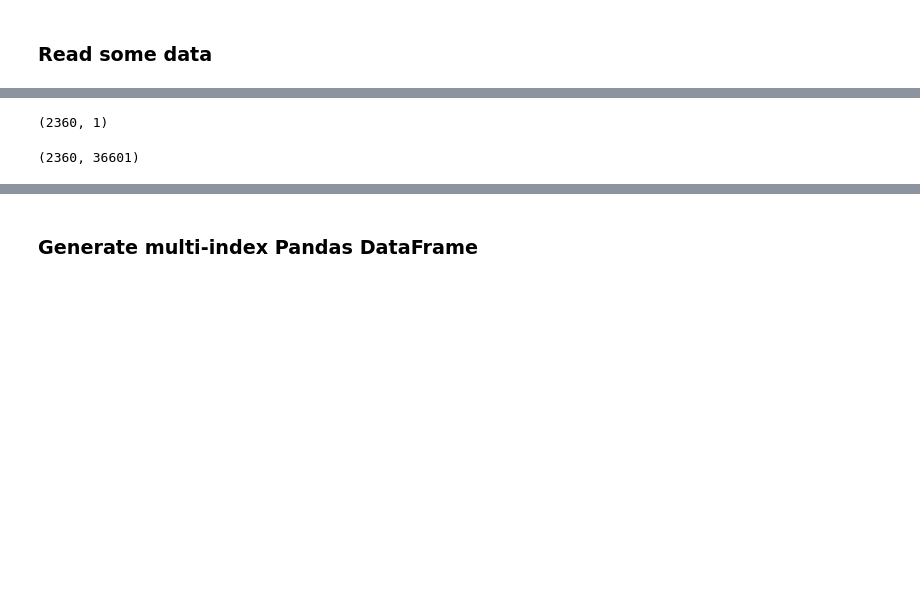
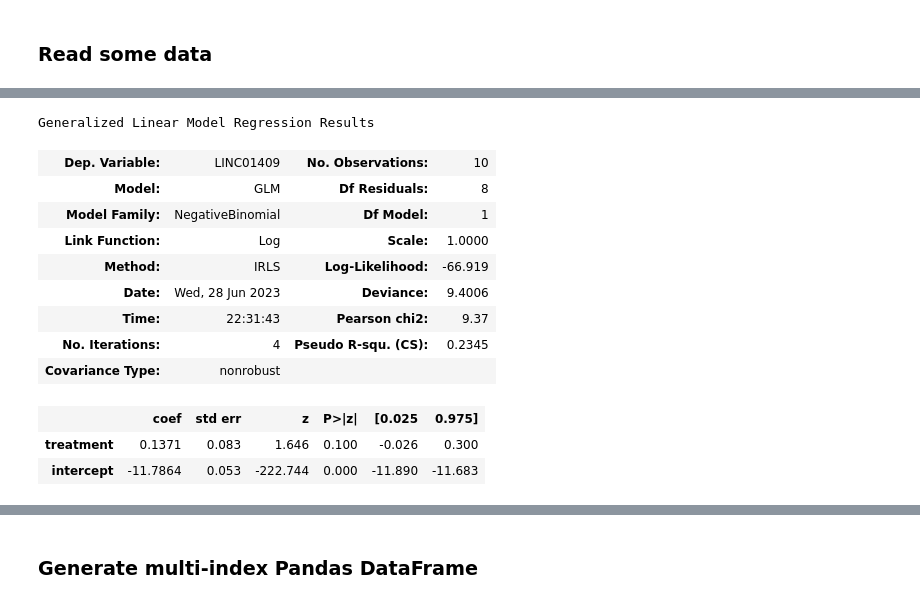
Before and after one commit to mincheoly/memento, a Jupyter notebook: examples/implementation.ipynb, the cells around one changed output, grey strips where cells are left out. Cells and saved outputs as stored; diff of their text form; code cells hidden in the pictures; blank space fills up the shorter version.

```diff
--- a/examples/implementation.ipynb
+++ b/examples/implementation.ipynb
@@ -71,8 +63,0 @@ model.estimates['sem']
-# %%
-row_weight.shape
-# %% [output]
-(2360, 1)
-# %%
-adata.X.shape
-# %% [output]
-(2360, 36601)
@@ -78,0 +73,51 @@ adata.X.shape
+# %%
+design_matrix = pd.DataFrame(
+    stats.bernoulli.rvs(size=len(adata.uns['memento']['groups']), p=0.5),
+    index=adata.uns['memento']['groups'],
+    columns=['treatment'])
+design_matrix['intercept'] = 1
+# %%
+def fit_nb(endog, exog, offset, weights=None):
+
+    poi = sm.GLM(
+        endog,
+        exog,
+        offset=offset,
+        var_weights=weights,
+        family=sm.families.Poisson()).fit()
+
+    mu = poi.predict()
+    resid = poi.resid_response
+    df_resid=poi.df_resid
+
+    alpha = ((resid**2 / mu - 1) / mu).sum() / df_resid
+
+    nb = sm.GLM(
+        endog,
+        exog,
+        offset=offset,
+        var_weights=weights,
+        family=sm.families.NegativeBinomial(alpha=alpha))\
+        .fit(start_params=poi.params)
+
+    return nb
+# %%
+fit_nb(
+    expr.iloc[:, [idx]],
+    design_matrix,
+    np.log(model.estimates['total_umi']['total_umi'].values),
+    weights.iloc[:, idx]).summary()
+# %% [output]
+Generalized Linear Model Regression Results
+| Dep. Variable: | LINC01409 | No. Observations: | 10 |
+| Model: | GLM | Df Residuals: | 8 |
+| Model Family: | NegativeBinomial | Df Model: | 1 |
+| Link Function: | Log | Scale: | 1.0000 |
+| Method: | IRLS | Log-Likelihood: | -66.919 |
+| Date: | Wed, 28 Jun 2023 | Deviance: | 9.4006 |
+| Time: | 22:31:43 | Pearson chi2: | 9.37 |
+| No. Iterations: | 4 | Pseudo R-squ. (CS): | 0.2345 |
+| Covariance Type: | nonrobust |  |  |
+|  | coef | std err | z | P>|z| | [0.025 | 0.975] |
+| treatment | 0.1371 | 0.083 | 1.646 | 0.100 | -0.026 | 0.300 |
+| intercept | -11.7864 | 0.053 | -222.744 | 0.000 | -11.890 | -11.683 |
```
Also changed, not shown: parts of 25 cells of this notebook, 6 other files.
